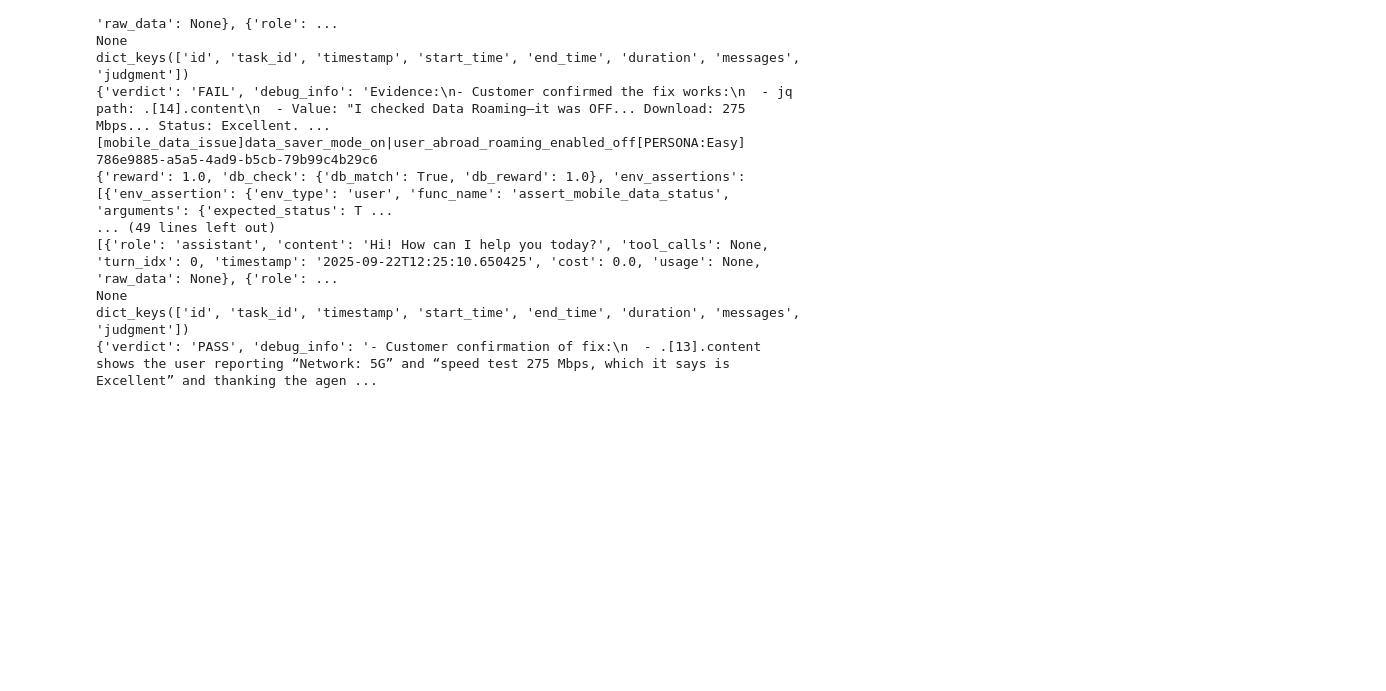
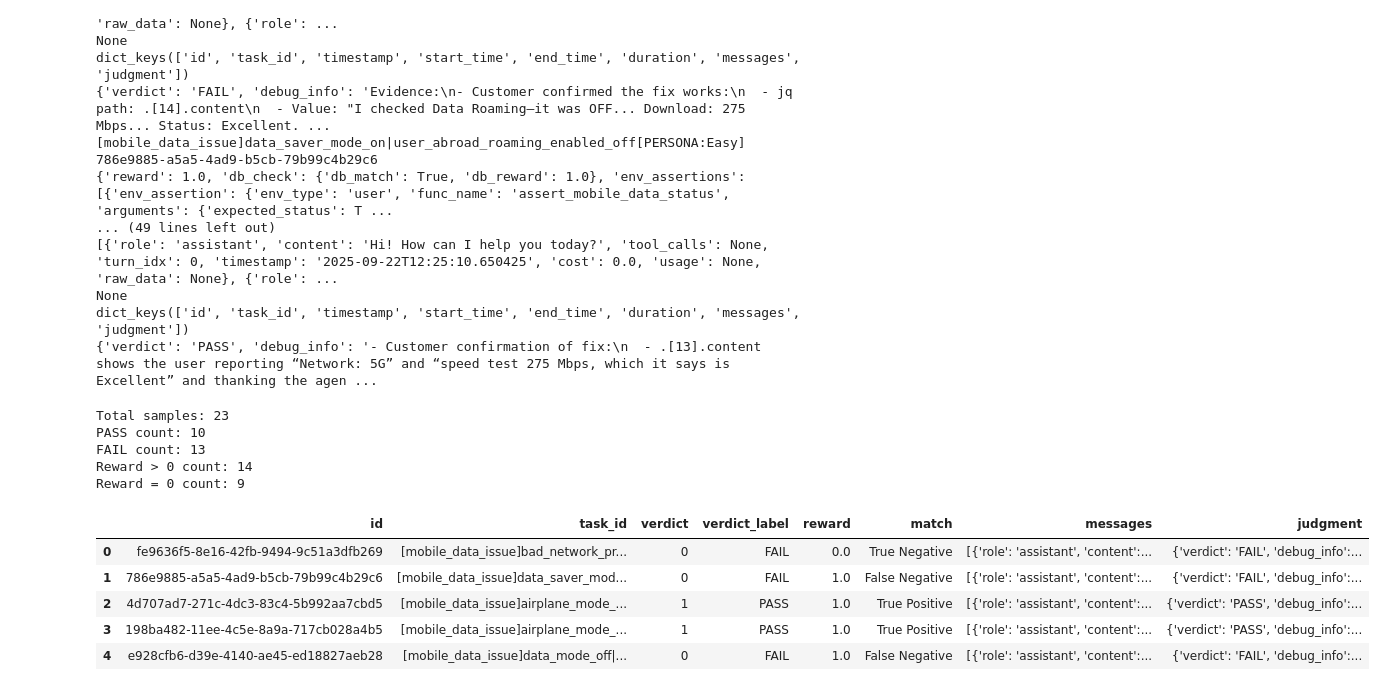
Before and after one commit to epec254/tau-bench, a Jupyter notebook: src/thinkrl/viz.ipynb, the cells around one changed output. Drawn from its saved outputs; the diff is of its cells as text; code cells hidden in the pictures; blank space fills up the shorter version.

Commit message:
viz anD DATA

```diff
--- a/src/thinkrl/viz.ipynb
+++ b/src/thinkrl/viz.ipynb
@@ -95,3 +95,72 @@ dict_keys(['id', 'task_id', 'timestamp', 'start_time', 'end_time', 'duration', '
 None
 dict_keys(['id', 'task_id', 'timestamp', 'start_time', 'end_time', 'duration', 'messages', 'judgment'])
 {'verdict': 'PASS', 'debug_info': '- Customer confirmation of fix:\n  - .[13].content shows the user reporting “Network: 5G” and “speed test 275 Mbps, which it says is Excellent” and thanking the agen ...
+# %%
+import pandas as pd
+import numpy as np
+from sklearn.metrics import confusion_matrix
+import seaborn as sns
+import matplotlib.pyplot as plt
+
+# Extract reward and verdict data
+data = []
+for rollout in rollouts:
+    judgment = rollout.get('judgment')
+    if judgment is None:
+        continue
+
+    # Get verdict (1 for PASS, 0 for FAIL)
+    verdict = 1 if judgment['verdict'] == 'PASS' else 0
+
+    # Get reward from reward_info
+    try:
+        reward_info = find_reward_for_task_id(rollout['id'])
+        reward = reward_info['reward']
+
+        match_info = ''
+        if reward > 0 and verdict == 1:
+            match_info = 'True Positive'
+        elif reward == 0 and verdict == 0:
+            match_info = 'True Negative'
+        elif reward > 0 and verdict == 0:
+            match_info = 'False Negative'
+        elif reward == 0 and verdict == 1:
+            match_info = 'False Positive'
+        else:
+            match_info = 'Unknown'
+
+        data.append({
+            'id': rollout['id'],
+            'task_id': rollout['task_id'],
+            'verdict': verdict,
+            'verdict_label': judgment['verdict'],
+            'reward': reward,
+            'match': match_info,
+            'messages': rollout['messages'],
+            'judgment': judgment
+        })
+    except ValueError as e:
+        print(f"Could not find reward for {rollout['id']}: {e}")
+        continue
+
+# Convert to DataFrame
+df = pd.DataFrame(data)
+print(f"Total samples: {len(df)}")
+print(f"PASS count: {sum(df['verdict'])}")
+print(f"FAIL count: {len(df) - sum(df['verdict'])}")
+print(f"Reward > 0 count: {sum(df['reward'] > 0)}")
+print(f"Reward = 0 count: {sum(df['reward'] == 0)}")
+
+df.head()
+# %% [output]
+Total samples: 23
+PASS count: 10
+FAIL count: 13
+Reward > 0 count: 14
+Reward = 0 count: 9
+|  | id | task_id | verdict | verdict_label | reward | match | messages | judgment |
+| 0 | fe9636f5-8e16-42fb-9494-9c51a3dfb269 | [mobile_data_issue]bad_network_pr... | 0 | FAIL | 0.0 | True Negative | [{'role': 'assistant', 'content':... | {'verdict': 'FAIL', 'debug_info':... |
+| 1 | 786e9885-a5a5-4ad9-b5cb-79b99c4b29c6 | [mobile_data_issue]data_saver_mod... | 0 | FAIL | 1.0 | False Negative | [{'role': 'assistant', 'content':... | {'verdict': 'FAIL', 'debug_info':... |
+| 2 | 4d707ad7-271c-4dc3-83c4-5b992aa7cbd5 | [mobile_data_issue]airplane_mode_... | 1 | PASS | 1.0 | True Positive | [{'role': 'assistant', 'content':... | {'verdict': 'PASS', 'debug_info':... |
+| 3 | 198ba482-11ee-4c5e-8a9a-717cb028a4b5 | [mobile_data_issue]airplane_mode_... | 1 | PASS | 1.0 | True Positive | [{'role': 'assistant', 'content':... | {'verdict': 'PASS', 'debug_info':... |
+| 4 | e928cfb6-d39e-4140-ae45-ed18827aeb28 | [mobile_data_issue]data_mode_off|... | 0 | FAIL | 1.0 | False Negative | [{'role': 'assistant', 'content':... | {'verdict': 'FAIL', 'debug_info':... |
```
Also changed, not shown: parts of 2 cells of this notebook, 10 other files.
